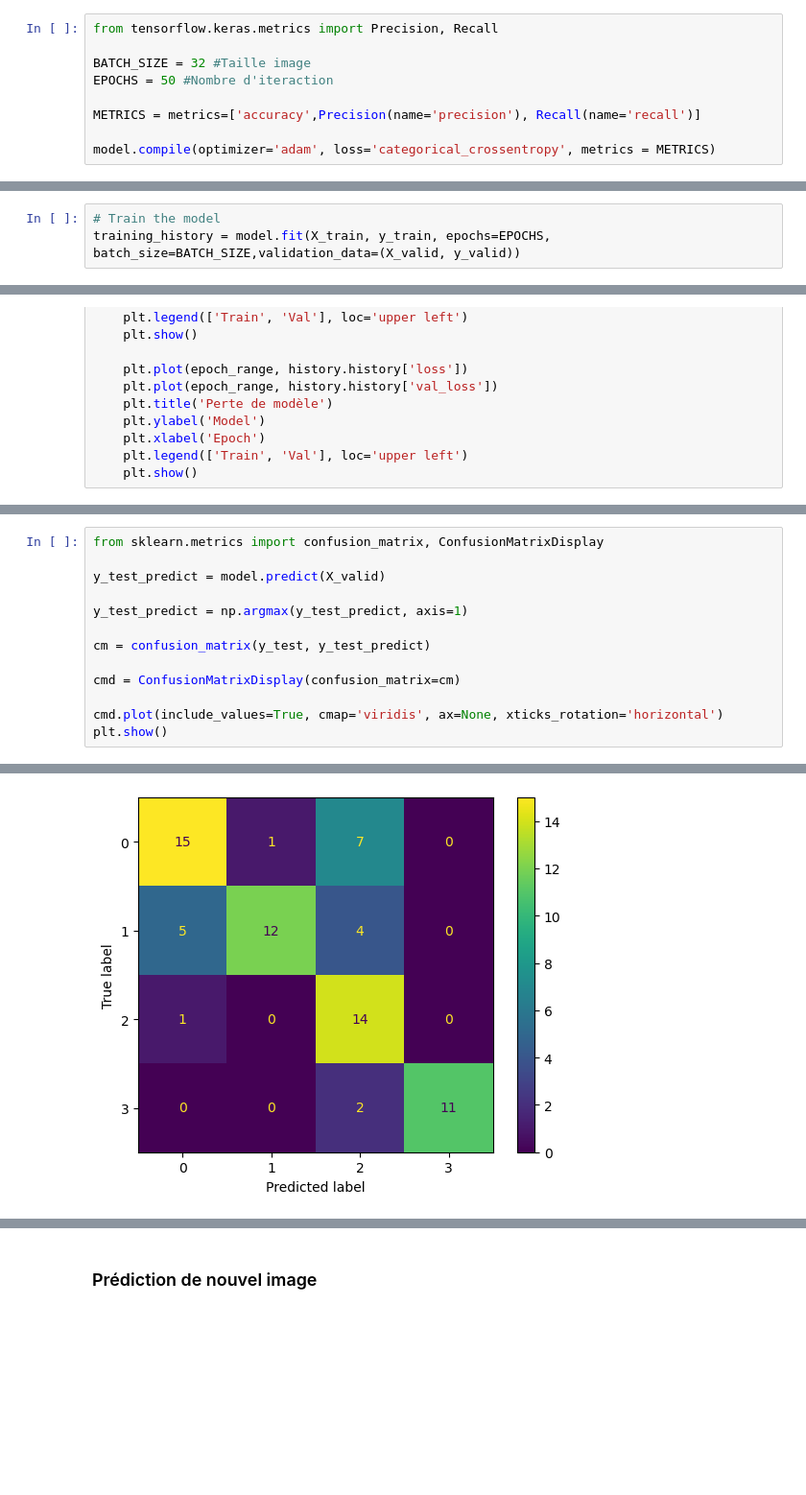
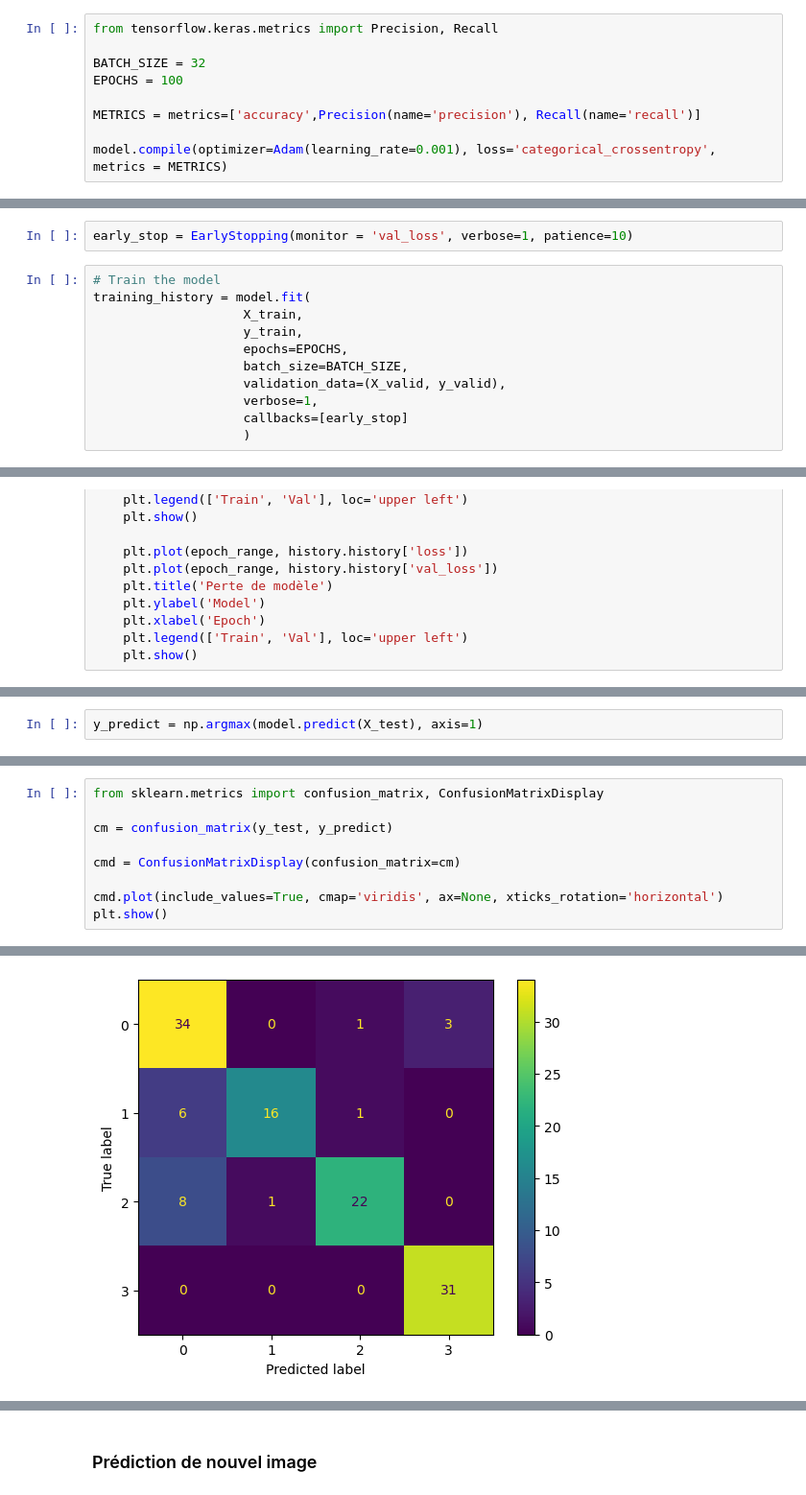
Before and after one commit to herve01/python-CNN-Cancer-predict, a Jupyter notebook: reseau neurone convolution.ipynb, the cells around one changed output, grey strips where cells are left out. Shown: that part at 96% size. Saved outputs shown, nothing was run; the diff lists cells and outputs as text; blank space fills up the shorter version.

```diff
--- a/reseau neurone convolution.ipynb
+++ b/reseau neurone convolution.ipynb
@@ -225,9 +224,9 @@ _________________________________________________________________
 # %%
 from tensorflow.keras.metrics import Precision, Recall
 
-BATCH_SIZE = 32 #Taille image
-EPOCHS = 50 #Nombre d'iteraction
+BATCH_SIZE = 32
+EPOCHS = 100
 
 METRICS = metrics=['accuracy',Precision(name='precision'), Recall(name='recall')]
 
-model.compile(optimizer='adam', loss='categorical_crossentropy', metrics = METRICS)
+model.compile(optimizer=Adam(learning_rate=0.001), loss='categorical_crossentropy', metrics = METRICS)
@@ -236,4 +235,14 @@ model.compile(optimizer='adam', loss='categorical_crossentropy', metrics = METRI
+# %%
+early_stop = EarlyStopping(monitor = 'val_loss', verbose=1, patience=10)
 # %%
 # Train the model
-training_history = model.fit(X_train, y_train, epochs=EPOCHS, batch_size=BATCH_SIZE,validation_data=(X_valid, y_valid))
+training_history = model.fit(
+                    X_train,
+                    y_train,
+                    epochs=EPOCHS,
+                    batch_size=BATCH_SIZE,
+                    validation_data=(X_valid, y_valid),
+                    verbose=1,
+                    callbacks=[early_stop]
+                    )
 # %% [output]
@@ -298,0 +306,2 @@ Test Precision :  0.7222222089767456
+# %%
+y_predict = np.argmax(model.predict(X_test), axis=1)
@@ -299,11 +310,7 @@ Test Precision :  0.7222222089767456
 # %%
 from sklearn.metrics import confusion_matrix, ConfusionMatrixDisplay
 
-y_test_predict = model.predict(X_valid)
-
-y_test_predict = np.argmax(y_test_predict, axis=1)
-
-cm = confusion_matrix(y_test, y_test_predict)
+cm = confusion_matrix(y_test, y_predict)
 
 cmd = ConfusionMatrixDisplay(confusion_matrix=cm)
 
@@ -314 +320 @@ plt.show()
-[figure, old version]
+[figure, new version]
```
Also changed, not shown: parts of 61 cells of this notebook, 3 other files.
